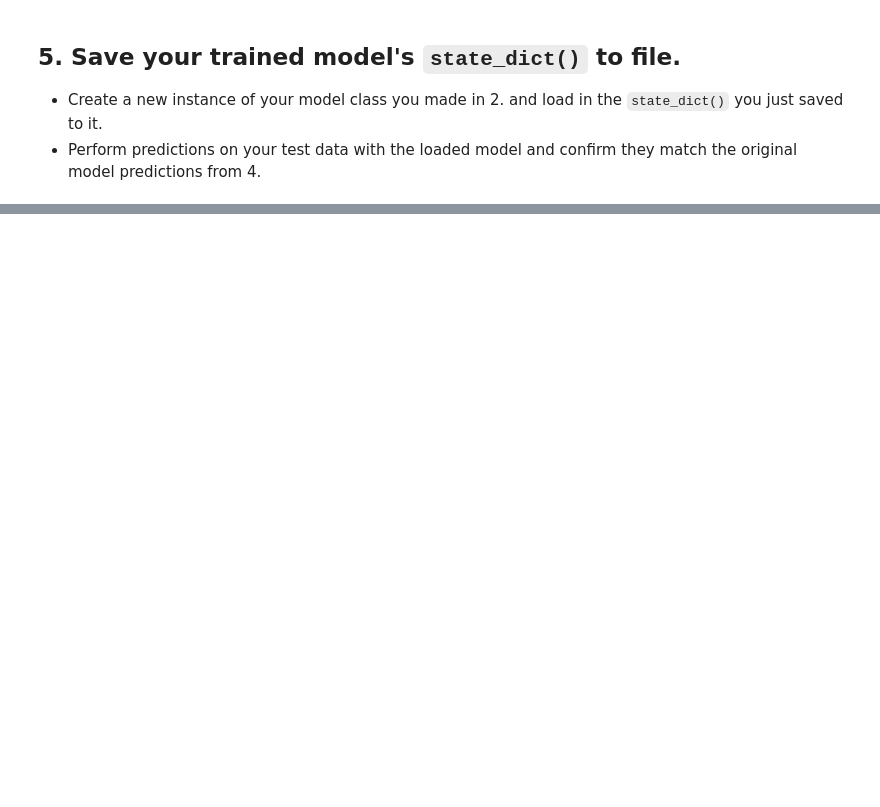
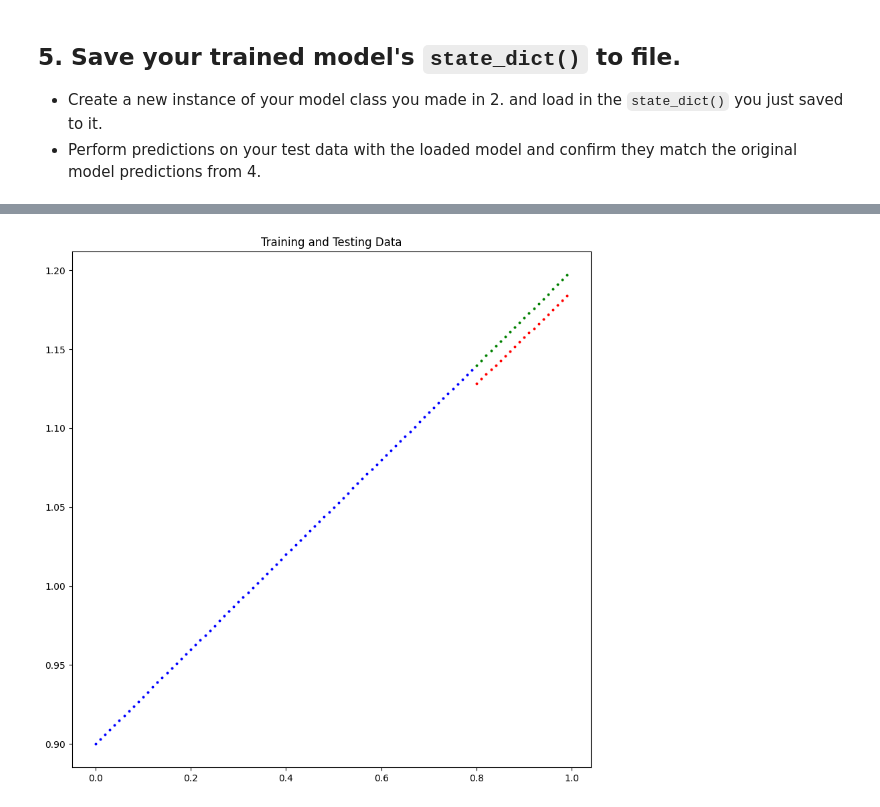
Before and after one commit to Datanerd97/PyTorch, a Jupyter notebook: extras/exercises/01_pytorch_workflow_exercises.ipynb, the cells around one changed output, grey strips where cells are left out. Cells and saved outputs as stored; diff of their text form; code cells hidden in the pictures; blank space fills up the shorter version.

```diff
--- a/extras/exercises/01_pytorch_workflow_exercises.ipynb
+++ b/extras/exercises/01_pytorch_workflow_exercises.ipynb
@@ -275,8 +284,17 @@ plot_predictions(predictions = y_predv1)
 from pathlib import Path
 
 # 1. Create models directory
+MODEL_PATH = Path("models")
 
+MODEL_PATH.mkdir(parents = True,exist_ok=True,)
 
 # 2. Create model save path
+MODEL_NAME = "01_pytorch.workflow_model_1.pth"
 
+MODEL_SAVE_PATH = MODEL_PATH/MODEL_NAME
 # 3. Save the model state dict
+print(f"Saving model to: {MODEL_SAVE_PATH}")
+
+# Save with torch.save
+
+torch.save(obj = model_0.state_dict(),f = MODEL_SAVE_PATH)
@@ -283,2 +307,12 @@ from pathlib import Path
 # %%
 # Create new instance of model and load saved state dict (make sure to put it on the target device)
+
+# Load New Instance
+
+model_1 = LinearRegression()
+
+model_1.load_state_dict(torch.load(MODEL_SAVE_PATH))
+
+#model_1.to(device)
+
+model_1.to(device)
@@ -285,2 +321,8 @@ from pathlib import Path
 # %%
 # Make predictions with loaded model and compare them to the previous
+
+# Set model_1 to evaluation
+
+model_1.eval()
+with torch.inference_mode():
+  model_1_loaded_pred = model_1(X_test)
@@ -286,0 +353,4 @@ from pathlib import Path
+# %%
+plot_predictions(predictions = model_1_loaded_pred)
+# %% [output]
+[figure, added]
```
Also changed, not shown: parts of 12 cells of this notebook.
